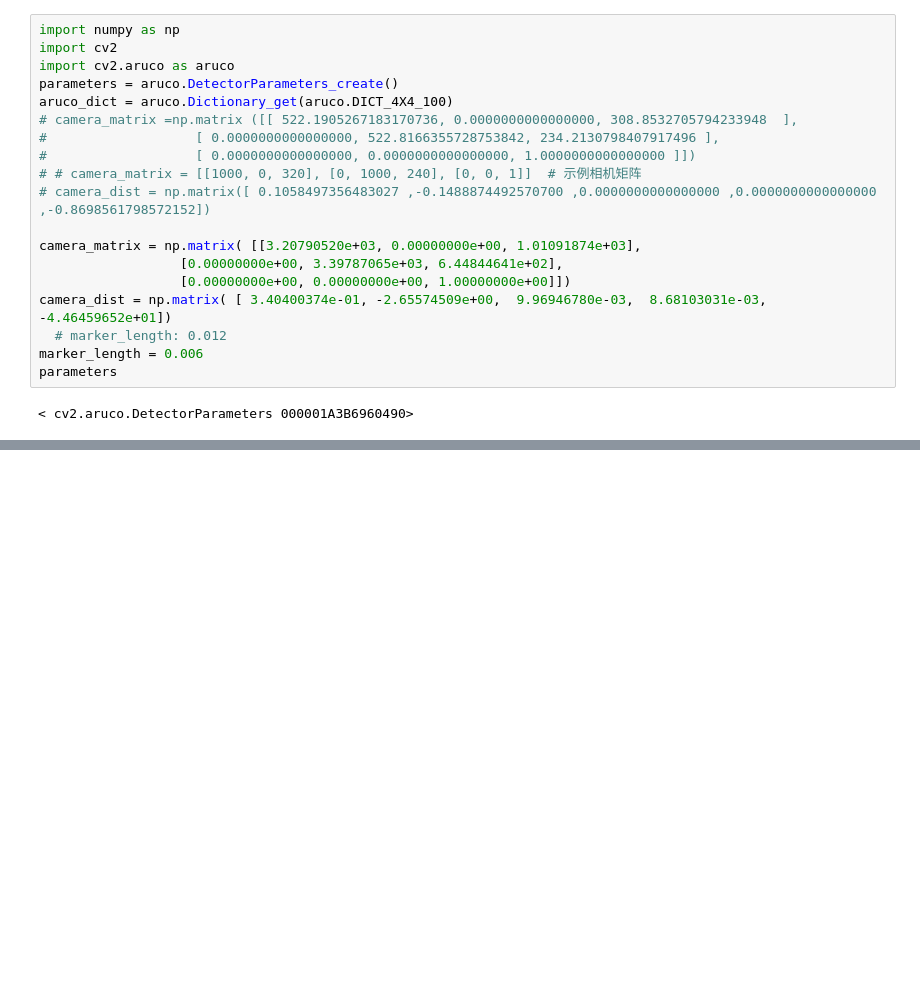
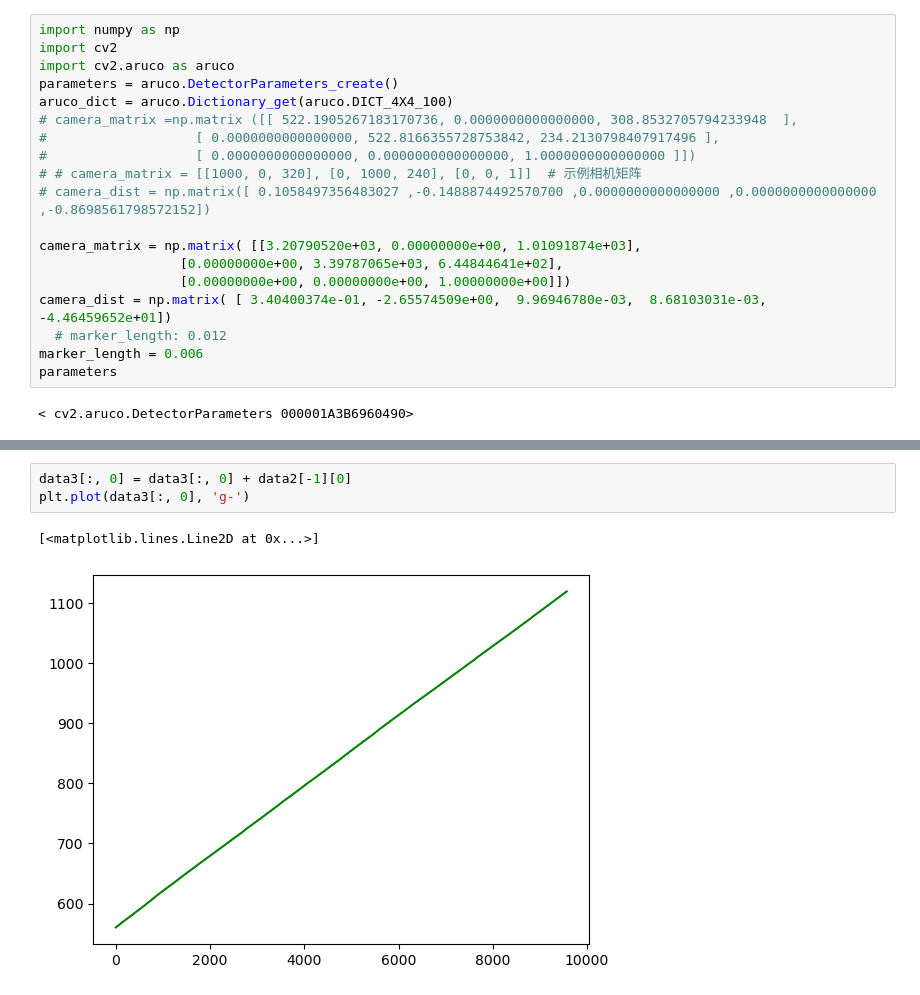
Before and after one commit to kevin529520/weld_planning, a Jupyter notebook: arucoTest/try.ipynb, the cells around one changed output, grey strips where cells are left out. Drawn from its saved outputs; the diff is of its cells as text; blank space fills up the shorter version.

```diff
--- a/arucoTest/try.ipynb
+++ b/arucoTest/try.ipynb
@@ -262,0 +242,6 @@ Rotation Vectors: [[[-1.92454988 -2.10204519 -0.62140541]]]
+# %%
+data3[:, 0] = data3[:, 0] + data2[-1][0]
+plt.plot(data3[:, 0], 'g-')
+# %% [output]
+[<matplotlib.lines.Line2D at 0x...>]
+[figure, added]
```
Also changed, not shown: parts of 10 cells of this notebook, 8 other files.
